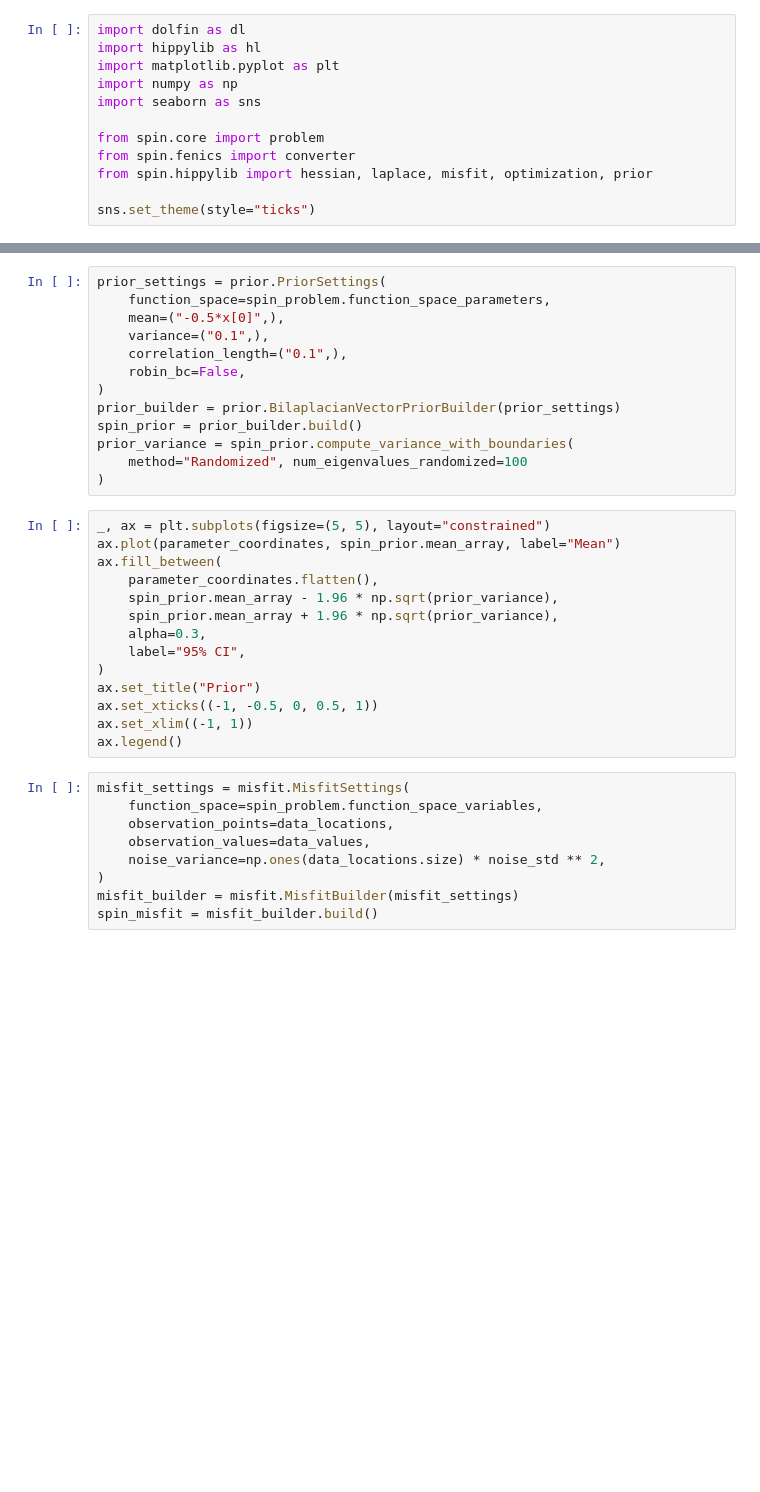
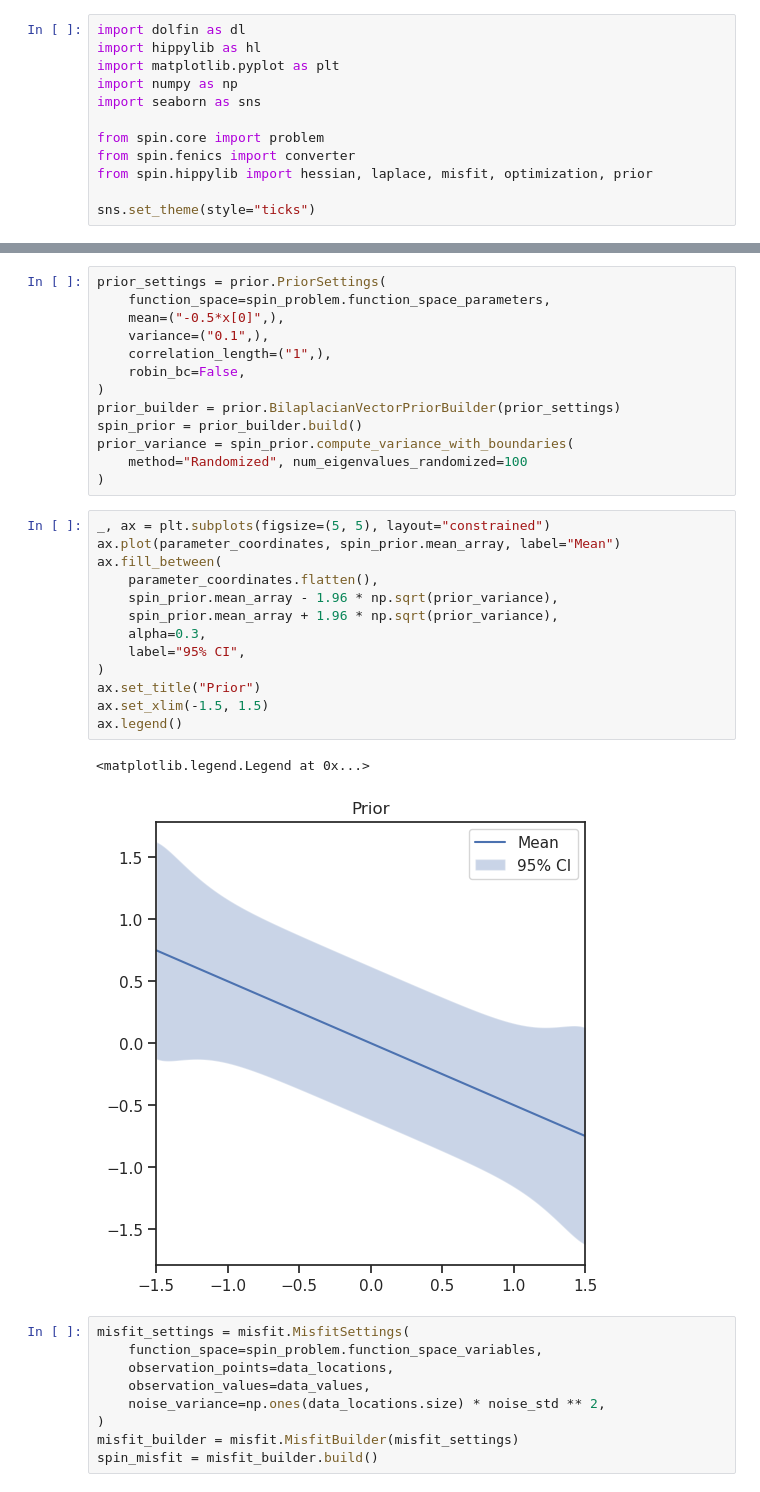
Before and after one commit to maximilian-kruse/SPIN, a Jupyter notebook: examples/1D_drift_mfpt.ipynb, the cells around one changed output, grey strips where cells are left out. Saved outputs shown, nothing was run; the diff lists cells and outputs as text; blank space fills up the shorter version.

```diff
--- a/examples/1D_drift_mfpt.ipynb
+++ b/examples/1D_drift_mfpt.ipynb
@@ -57,7 +58,7 @@ prior_settings = prior.PriorSettings(
     function_space=spin_problem.function_space_parameters,
     mean=("-0.5*x[0]",),
     variance=("0.1",),
-    correlation_length=("0.1",),
+    correlation_length=("1",),
     robin_bc=False,
 )
 prior_builder = prior.BilaplacianVectorPriorBuilder(prior_settings)
@@ -68,17 +69,19 @@ prior_variance = spin_prior.compute_variance_with_boundaries(
 # %%
 _, ax = plt.subplots(figsize=(5, 5), layout="constrained")
 ax.plot(parameter_coordinates, spin_prior.mean_array, label="Mean")
 ax.fill_between(
     parameter_coordinates.flatten(),
     spin_prior.mean_array - 1.96 * np.sqrt(prior_variance),
     spin_prior.mean_array + 1.96 * np.sqrt(prior_variance),
     alpha=0.3,
     label="95% CI",
 )
 ax.set_title("Prior")
-ax.set_xticks((-1, -0.5, 0, 0.5, 1))
-ax.set_xlim((-1, 1))
+ax.set_xlim(-1.5, 1.5)
 ax.legend()
+# %% [output]
+<matplotlib.legend.Legend at 0x...>
+[figure, added]
 # %%
 misfit_settings = misfit.MisfitSettings(
     function_space=spin_problem.function_space_variables,
```
Also changed, not shown: parts of 7 cells of this notebook.
